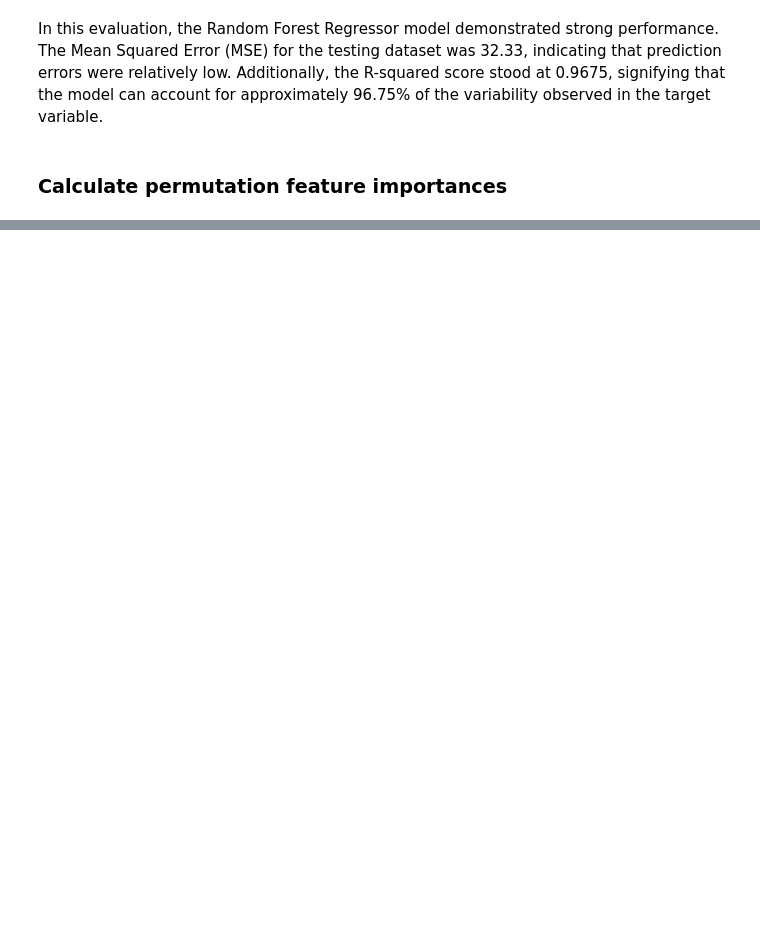
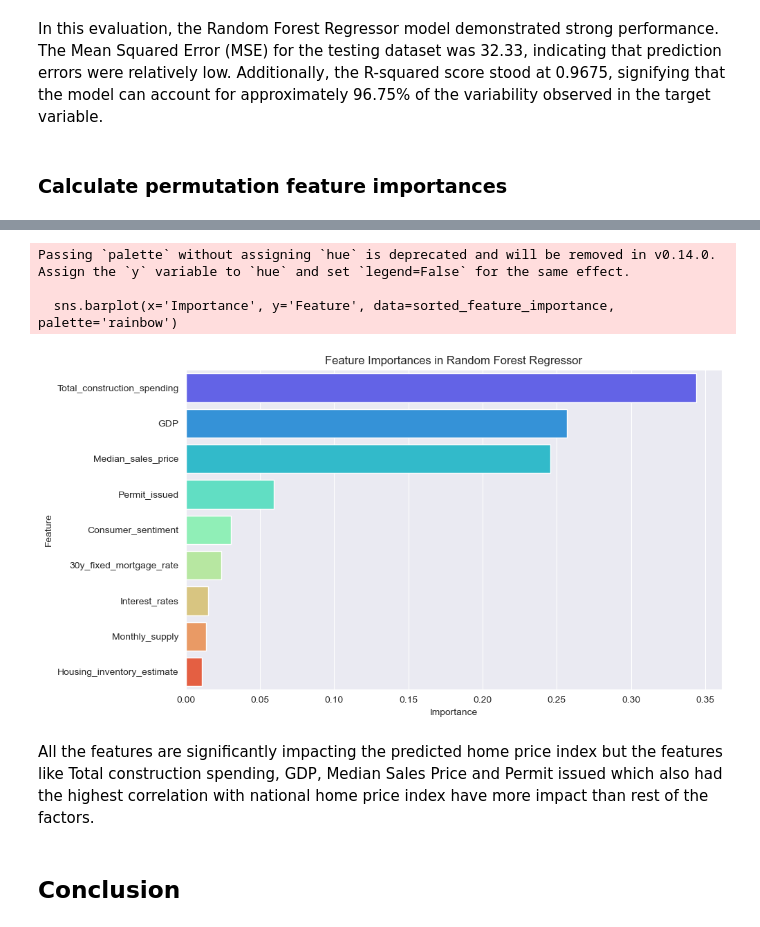
Before and after one commit to codeefy/Machine-Learning-Project, a Jupyter notebook: US Home Price Prediction/homenotebook.ipynb, the cells around one changed output, grey strips where cells are left out. Saved outputs shown, nothing was run; the diff lists cells and outputs as text; code cells hidden in the pictures; blank space fills up the shorter version.

Commit message:
conclusion and Analysis

```diff
--- a/US Home Price Prediction/homenotebook.ipynb
+++ b/US Home Price Prediction/homenotebook.ipynb
@@ -514,0 +515,15 @@ sorted_feature_importance
+# %%
+# i want to plot them using diffrent color for  each like above
+plt.figure(figsize=(10, 6))
+sns.barplot(x='Importance', y='Feature', data=sorted_feature_importance, palette='rainbow')
+plt.title('Feature Importances in Random Forest Regressor')
+plt.show()
+# %% [output]
+Passing `palette` without assigning `hue` is deprecated and will be removed in v0.14.0. Assign the `y` variable to `hue` and set `legend=False` for the same effect.
+
+  sns.barplot(x='Importance', y='Feature', data=sorted_feature_importance, palette='rainbow')
+[figure, added]
+# %% [markdown]
+All the features are significantly impacting the predicted home price index but the features like Total construction spending, GDP, Median Sales Price and Permit issued which also had the highest correlation with national home price index have more impact than rest of the factors.
+# %% [markdown]
+## Conclusion
```
Also changed, not shown: parts of 6 cells of this notebook.
